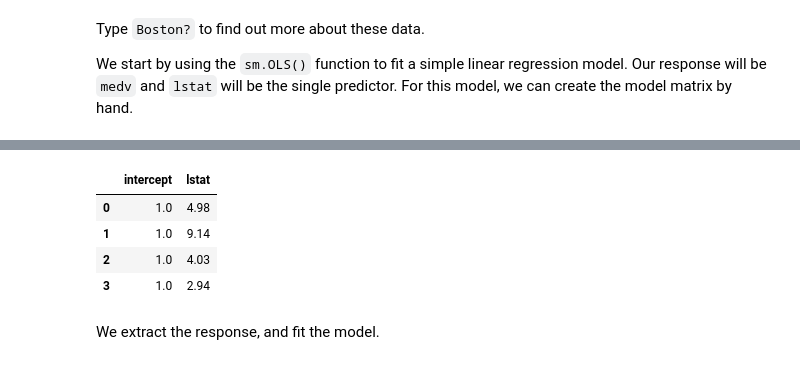
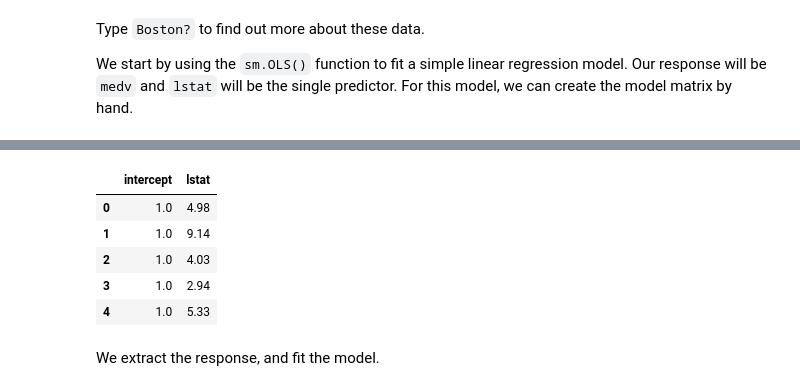
Before and after one commit to martinsdata/ISLP_labs, a Jupyter notebook: Ch03-linreg-lab.ipynb, the cells around one changed output, grey strips where cells are left out. Cells and saved outputs as stored; diff of their text form; code cells hidden in the pictures.

```diff
--- a/Ch03-linreg-lab.ipynb
+++ b/Ch03-linreg-lab.ipynb
@@ -163,20 +158,22 @@ class DataFrame(pandas.core.generic.NDFrame, pandas.core.arraylike.OpsMixin)
 # %%
-# Let's create a new dataframe with the intercept and lstat columns
+# Let's try out fitting simpler regression between 'medv' and 'lstat' first.
+# Create a new dataframe with just the intercept and 'lstat' columns
 
 X = pd.DataFrame(
     {
     'intercept': np.ones(Boston.shape[0]), # intercept is a column of ones as long as the data, this is usful for regression
     'lstat': Boston['lstat'] # lstat is the percentage of lower status of the population
     }
 )
 
-X[:4]
+X.head()
 # %% [output]
 |  | intercept | lstat |
 | 0 | 1.0 | 4.98 |
 | 1 | 1.0 | 9.14 |
 | 2 | 1.0 | 4.03 |
 | 3 | 1.0 | 2.94 |
+| 4 | 1.0 | 5.33 |
 # %% [markdown]
 We extract the response, and fit the model.
 # %%
```
Also changed, not shown: parts of 24 cells of this notebook, 2 other files.
